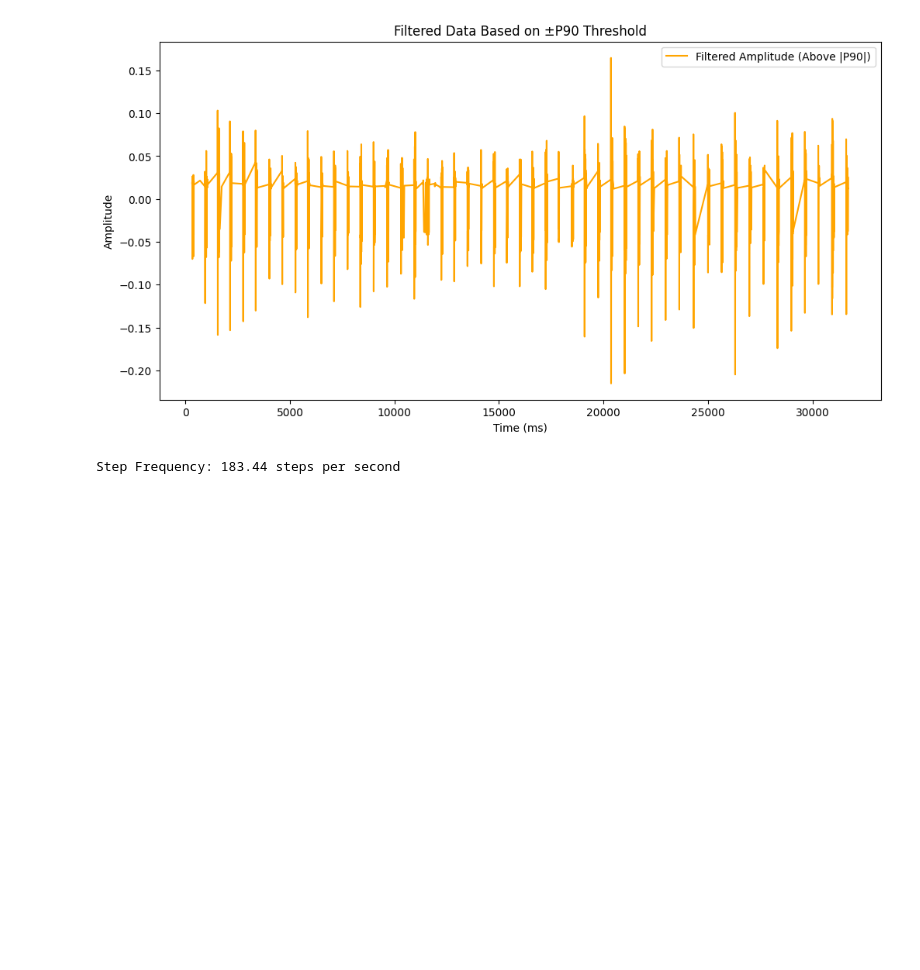
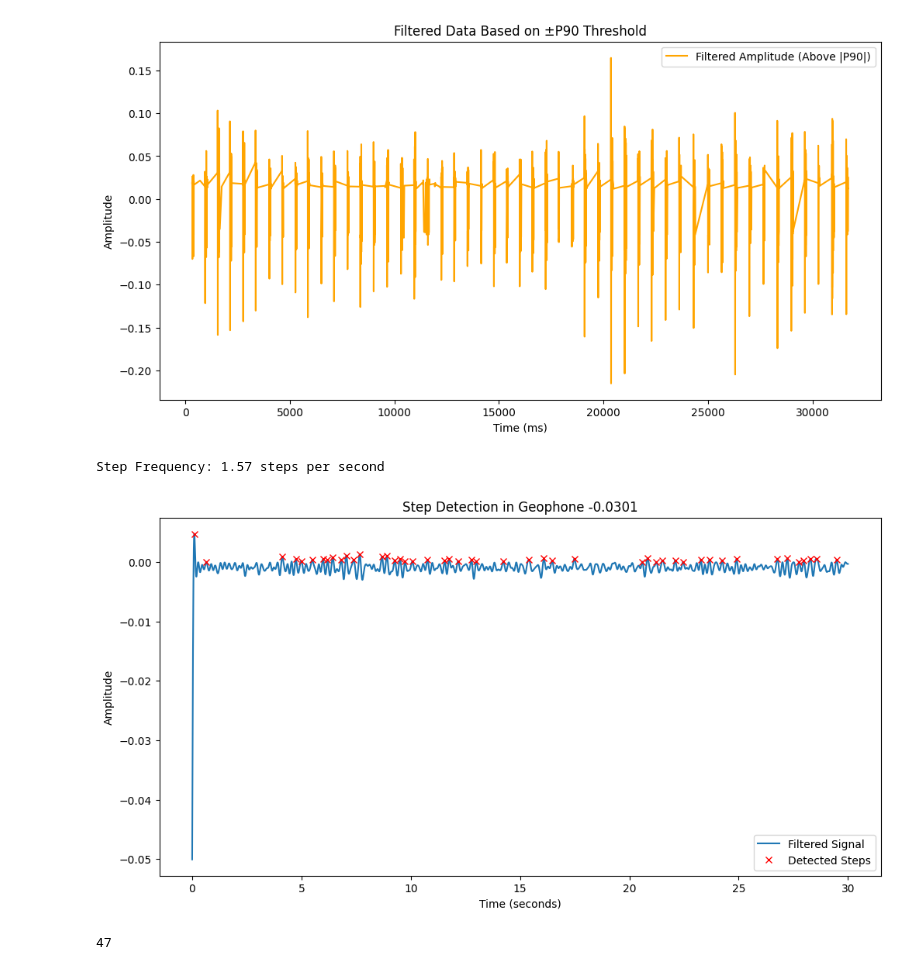
Before and after one commit to Lidorpahima/GeoSense-AI-Human-Motion-Detection-with-Geophones, a Jupyter notebook: Proj.ipynb, the cells around one changed output. Drawn from its saved outputs; the diff is of its cells as text; code cells hidden in the pictures; blank space fills up the shorter version.

```diff
--- a/Proj.ipynb
+++ b/Proj.ipynb
@@ -134,13 +134,62 @@ plt.show()
 # %%
 from scipy.signal import find_peaks
 
-# מציאת תנודות חזקות (פיקים)
-peaks, _ = find_peaks(filtered_data, height=p90)
+# מציאת פיקים עם סף משרעת ומרחק מינימלי
+peaks, _ = find_peaks(filtered_data, height=p90, distance=500)  # distance = מרחק מינימלי בין פיקים
+
+# חישוב תדירות הצעדים
+sampling_rate = 1000  # דגימות לשנייה (1000Hz)
 peak_intervals = np.diff(peaks)  # הפרשי זמן בין פיקים
+step_frequency = sampling_rate / np.mean(peak_intervals)
 
-# חישוב תדירות (צעדים לשנייה)
-sampling_rate = 1000  # נניח דגימה של 1000Hz
-step_frequency = sampling_rate / np.mean(peak_intervals)
 print(f"Step Frequency: {step_frequency:.2f} steps per second")
 # %% [output]
-Step Frequency: 183.44 steps per second
+Step Frequency: 1.57 steps per second
+# %%
+import pandas as pd
+import matplotlib.pyplot as plt
+from scipy.signal import butter, filtfilt, find_peaks
+
+
+signal_df = data
+
+# פרמטרים כלליים
+samples_per_second = 1000
+time_range = 30 * samples_per_second
+
+# בחירת גיאופון אחד ויצירת ציר זמן
+selected_sensor = signal_df.columns[0]
+signal = signal_df[selected_sensor].iloc[:time_range]
+time = [i / samples_per_second for i in range(time_range)]
+
+# סינון בתדר נמוך (Low-pass filter)
+def low_pass_filter(data, cutoff_freq, sampling_rate):
+    nyquist = 0.5 * sampling_rate
+    normal_cutoff = cutoff_freq / nyquist
+    b, a = butter(4, normal_cutoff, btype='low', analog=False)
+    return filtfilt(b, a, data)
+
+# סינון האות
+cutoff_freq = 5  # 5 הרץ
+sampling_rate = 1000  # 1000 דגימות לשנייה
+
+filtered_signal = low_pass_filter(signal, cutoff_freq, sampling_rate)
+
+# זיהוי פיקים (Peaks Detection)
+peaks, _ = find_peaks(filtered_signal, height=0, distance=200)
+
+# הצגת האות המסונן עם הפיקים
+plt.figure(figsize=(12, 6))
+plt.plot(time, filtered_signal, label='Filtered Signal')
+plt.plot([time[p] for p in peaks], [filtered_signal[p] for p in peaks], 'rx', label='Detected Steps')
+plt.title(f'Step Detection in Geophone {selected_sensor}')
+plt.xlabel('Time (seconds)')
+plt.ylabel('Amplitude')
+plt.legend()
+plt.show()
+
+# החזרת מספר הפיקים שנמצאו
+len(peaks)
+# %% [output]
+[figure, added]
+47
```
